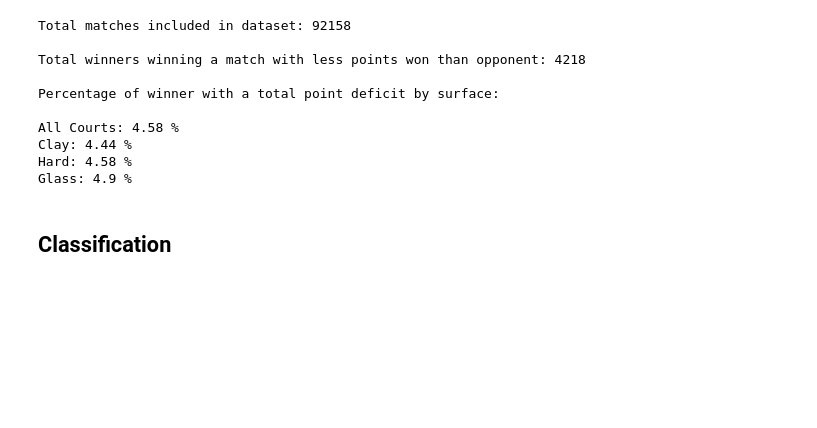
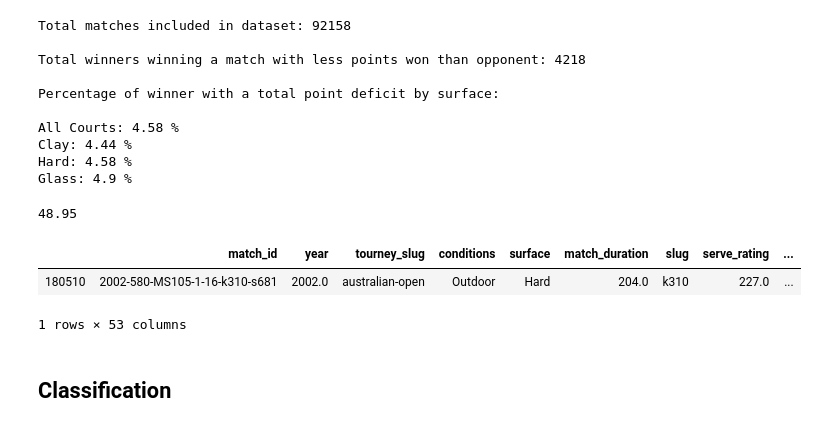
Before and after one commit to songyingho/atptour_analysis, a Jupyter notebook: index.ipynb, the cells around one changed output. Drawn from its saved outputs; the diff is of its cells as text; code cells hidden in the pictures; blank space fills up the shorter version.

```diff
--- a/index.ipynb
+++ b/index.ipynb
@@ -269,6 +265,16 @@ All Courts: 4.58 %
 Clay: 4.44 %
 Hard: 4.58 %
 Glass: 4.9 %
+# %%
+round(winner_df[winner_df['total_points_won_%'] < 0.5]['total_points_won_%'].mean() * 100, 2)
+# %% [output]
+48.95
+# %%
+winner_df[winner_df['total_points_won'] * 2 - winner_df['total_points_total'] == -30]
+# %% [output]
+|  | match_id | year | tourney_slug | conditions | surface | match_duration | slug | serve_rating | ... |
+| 180510 | 2002-580-MS105-1-16-k310-s681 | 2002.0 | australian-open | Outdoor | Hard | 204.0 | k310 | 227.0 | ... |
+1 rows × 53 columns
 # %% [markdown]
 ## Classification
 # %% [markdown]
```
Also changed, not shown: parts of 21 cells of this notebook, 2 other files.
